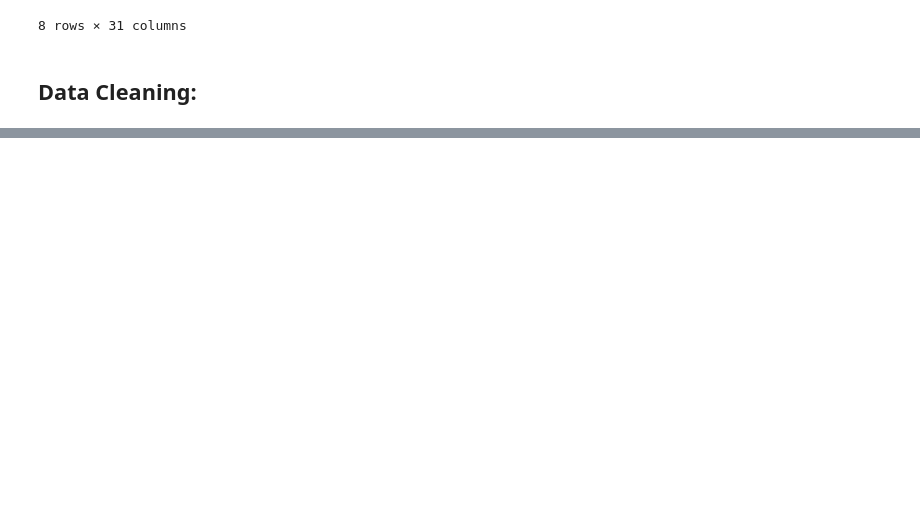
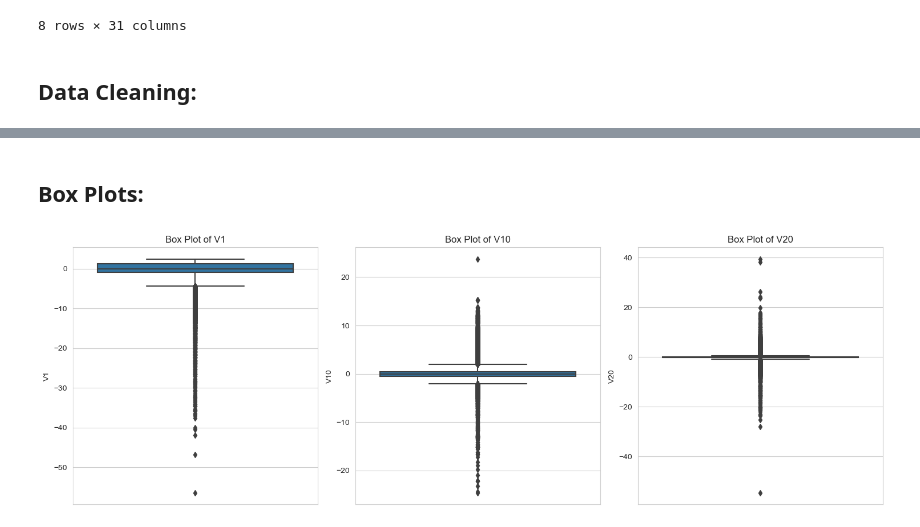
Before and after one commit to chrischukwuka2022/Msc_Data_Analystic_Thesis_2023, a Jupyter notebook: Capstone_Project.ipynb, the cells around one changed output, grey strips where cells are left out. Drawn from its saved outputs; the diff is of its cells as text; code cells hidden in the pictures; blank space fills up the shorter version.

```diff
--- a/Capstone_Project.ipynb
+++ b/Capstone_Project.ipynb
@@ -95,0 +148,13 @@ df.describe()
+# %% [markdown]
+## Box Plots:
+# %%
+# Creating box plots
+plt.figure(figsize=(15, 5))
+for i, feature in enumerate(features_to_plot, 1):
+    plt.subplot(1, 3, i)
+    sns.boxplot(y=df[feature])
+    plt.title(f'Box Plot of {feature}')
+plt.tight_layout()
+plt.show()
+# %% [output]
+[figure, added]
```
Also changed, not shown: parts of 12 cells of this notebook.
